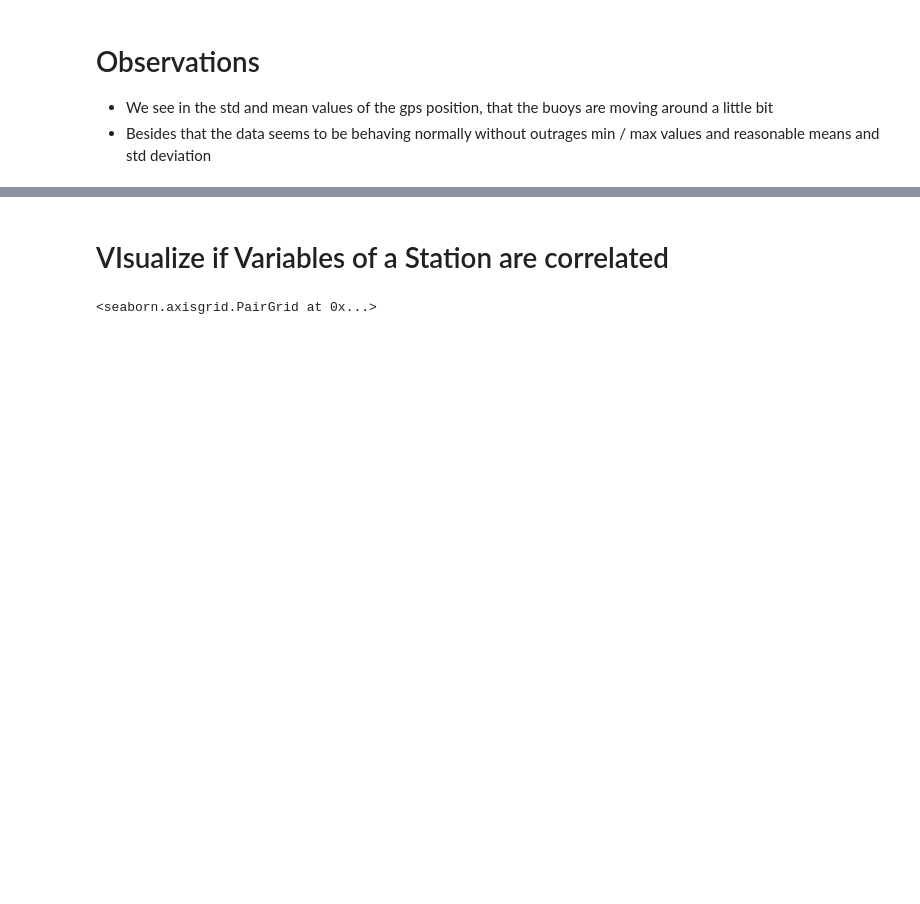
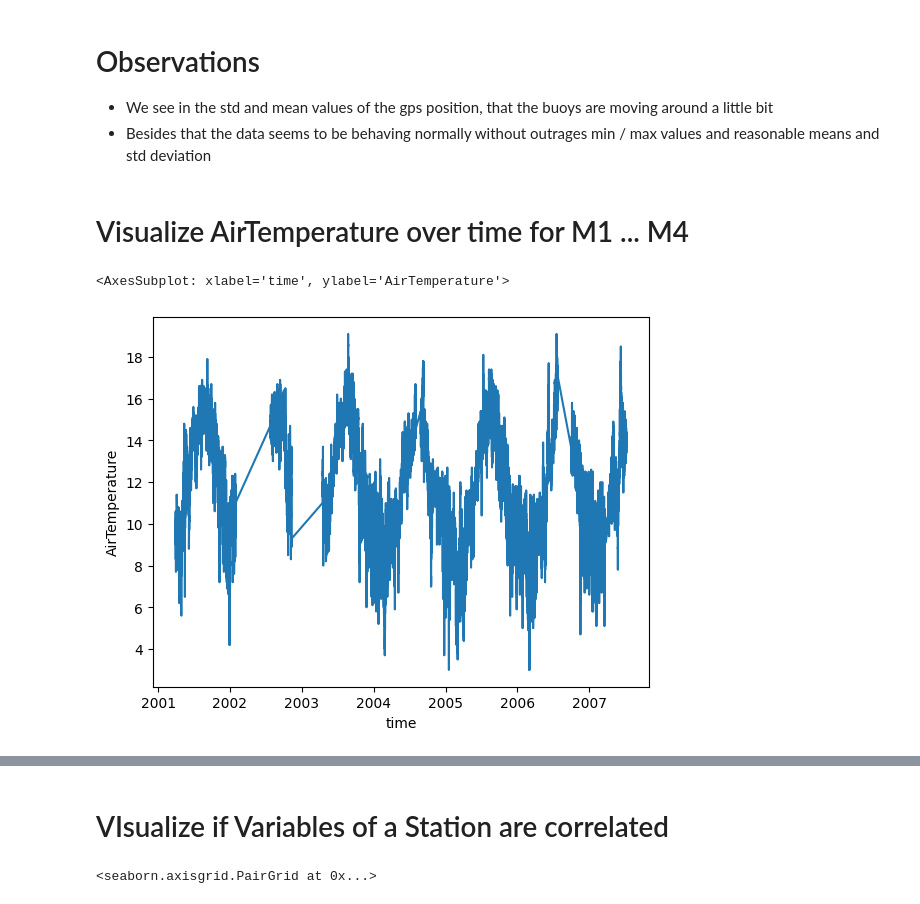
Before and after one commit to Paulemax/pmm_project, a Jupyter notebook: visualize.ipynb, the cells around one changed output, grey strips where cells are left out. Cells and saved outputs as stored; diff of their text form; code cells hidden in the pictures; blank space fills up the shorter version.

```diff
--- a/visualize.ipynb
+++ b/visualize.ipynb
@@ -104,0 +103,7 @@ min_df
+# %% [markdown]
+# Visualize AirTemperature over time for M1 ... M4
+# %%
+sns.lineplot(station_df[0], y="AirTemperature",x="time")
+# %% [output]
+<AxesSubplot: xlabel='time', ylabel='AirTemperature'>
+[figure, added]
```
Also changed, not shown: parts of 16 cells of this notebook, 15 other files.
